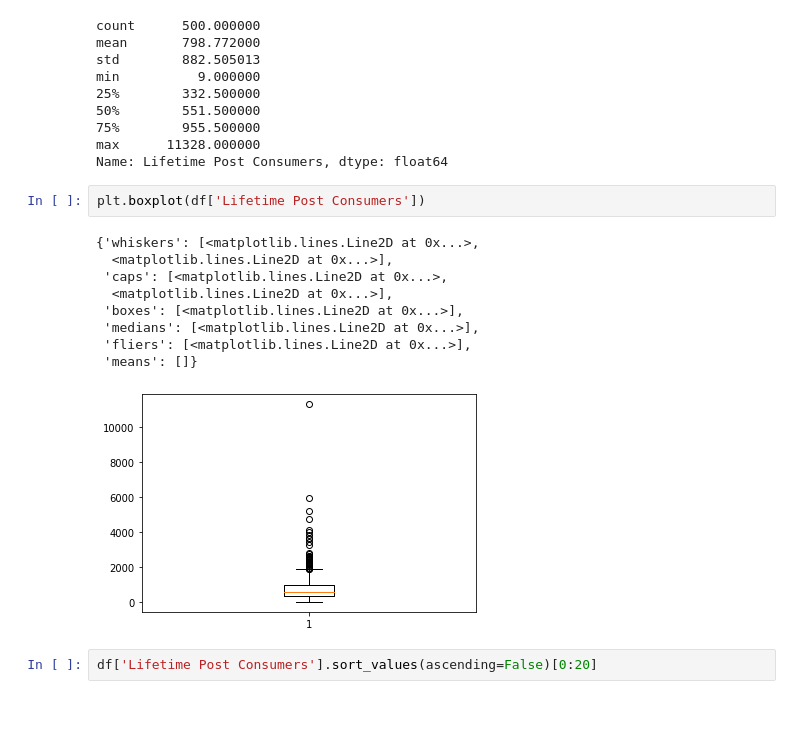
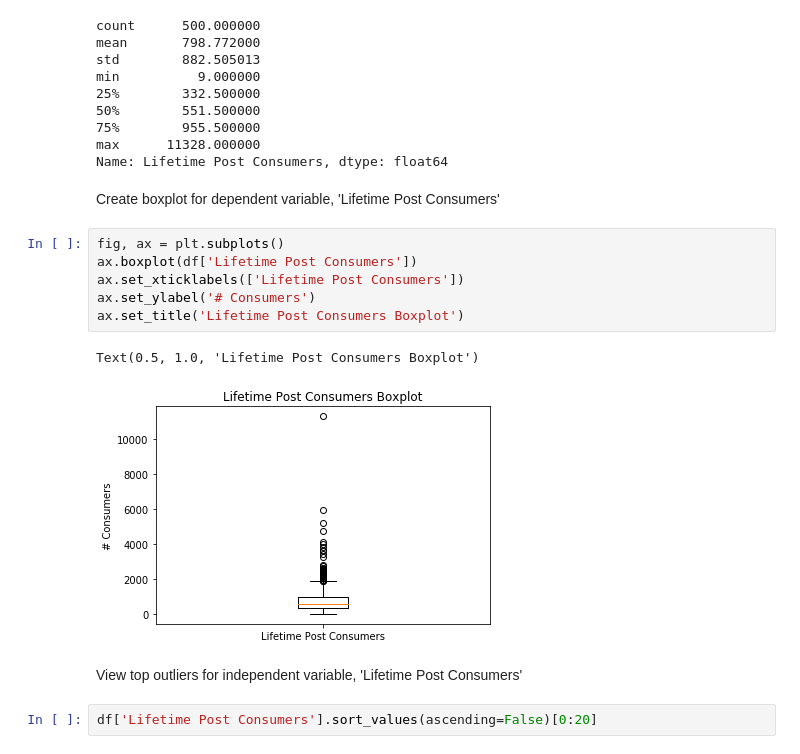
Before and after one commit to blantj/facebook_metrics_regression, a Jupyter notebook: Modeling.ipynb, the cells around one changed output. Saved outputs shown, nothing was run; the diff lists cells and outputs as text; blank space fills up the shorter version.

```diff
--- a/Modeling.ipynb
+++ b/Modeling.ipynb
@@ -107,18 +146,19 @@ min          9.000000
 75%        955.500000
 max      11328.000000
 Name: Lifetime Post Consumers, dtype: float64
-# %%
-plt.boxplot(df['Lifetime Post Consumers'])
-# %% [output]
-{'whiskers': [<matplotlib.lines.Line2D at 0x...>,
-  <matplotlib.lines.Line2D at 0x...>],
- 'caps': [<matplotlib.lines.Line2D at 0x...>,
-  <matplotlib.lines.Line2D at 0x...>],
- 'boxes': [<matplotlib.lines.Line2D at 0x...>],
- 'medians': [<matplotlib.lines.Line2D at 0x...>],
- 'fliers': [<matplotlib.lines.Line2D at 0x...>],
- 'means': []}
-[figure, removed]
+# %% [markdown]
+Create boxplot for dependent variable, 'Lifetime Post Consumers'
+# %%
+fig, ax = plt.subplots()
+ax.boxplot(df['Lifetime Post Consumers'])
+ax.set_xticklabels(['Lifetime Post Consumers'])
+ax.set_ylabel('# Consumers')
+ax.set_title('Lifetime Post Consumers Boxplot')
+# %% [output]
+Text(0.5, 1.0, 'Lifetime Post Consumers Boxplot')
+[figure, added]
+# %% [markdown]
+View top outliers for independent variable, 'Lifetime Post Consumers'
 # %%
 df['Lifetime Post Consumers'].sort_values(ascending=False)[0:20]
 # %% [output]
```
Also changed, not shown: parts of 27 cells of this notebook.
